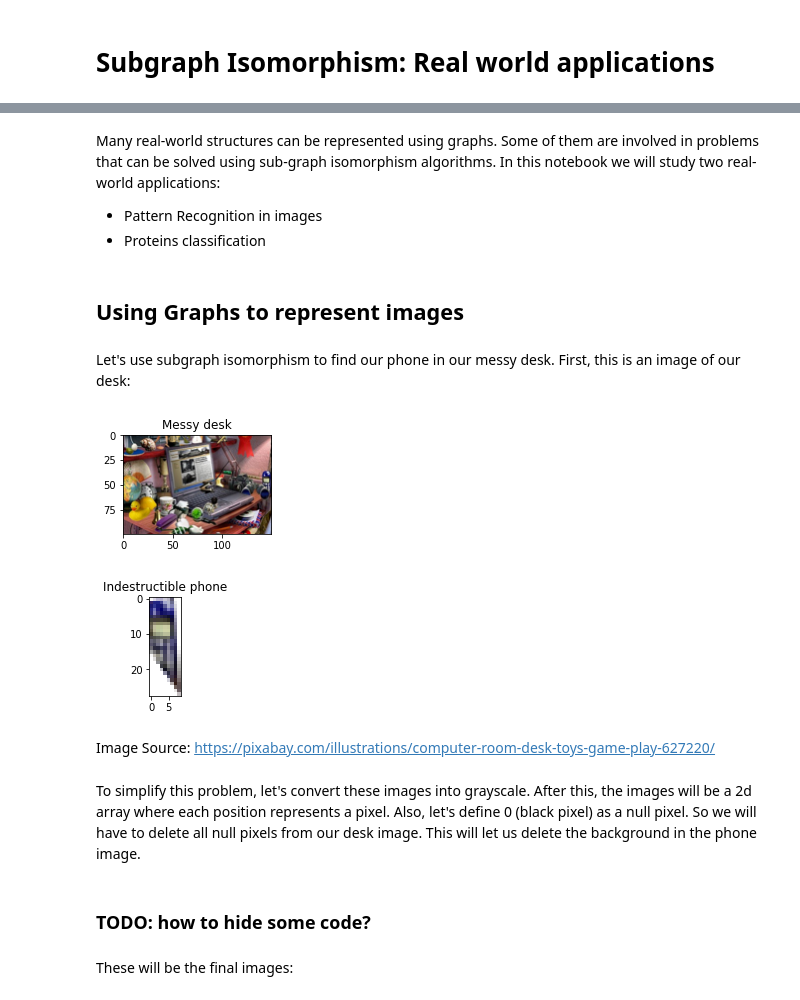
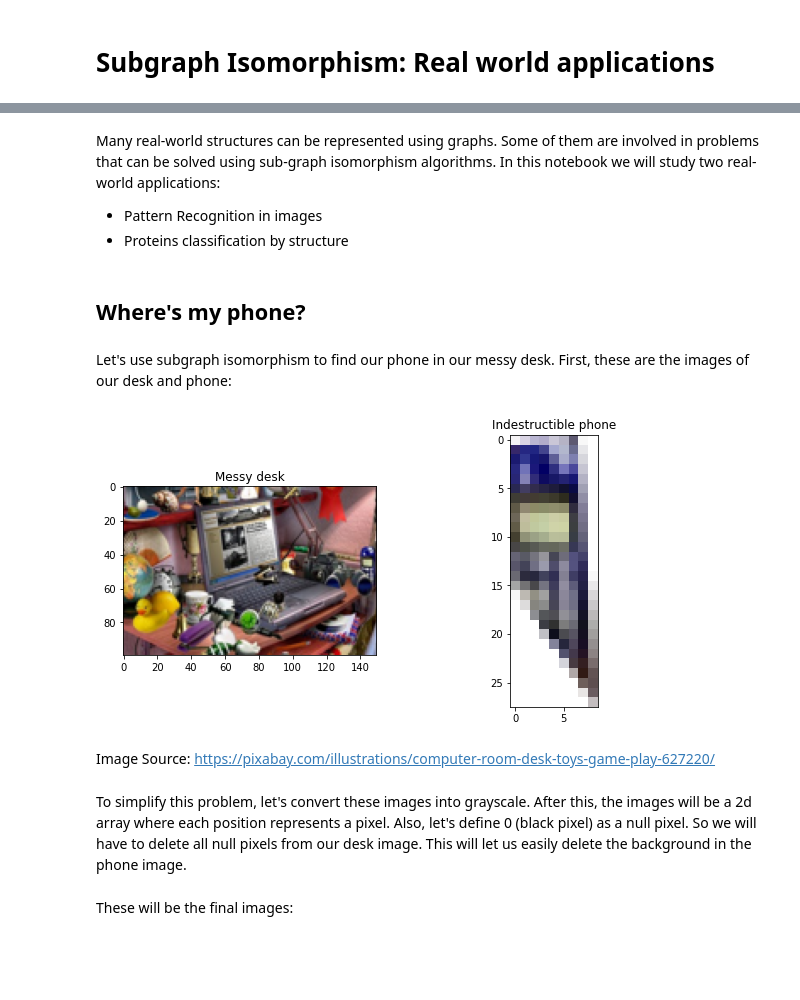
Before and after one commit to networkx/nx-guides, a Jupyter notebook: content/algorithms/sub_isomorphism/subgraph_iso_img.ipynb, the cells around one changed output, grey strips where cells are left out. Cells and saved outputs as stored; diff of their text form; code cells hidden in the pictures; blank space fills up the shorter version.

```diff
--- a/content/algorithms/sub_isomorphism/subgraph_iso_img.ipynb
+++ b/content/algorithms/sub_isomorphism/subgraph_iso_img.ipynb
@@ -8,0 +11,17 @@ $\exists G_o = (V_o, E_o)$ / $V_o \subseteq  V \wedge E_o \subseteq E \cap V_o \
+# %%
+import matplotlib.pyplot as plt
+import numpy as np
+import networkx as nx
+
+G = nx.lollipop_graph(5, 2)
+colors = ["c" for i in range(0, 5)] + ["y" for i in range(5, 7)]
+
+plt.subplot(121)
+plt.title("G", fontweight="bold")
+nx.draw_spring(G, with_labels = True, node_color =colors)
+plt.rcParams["figure.figsize"] = (10,10)
+
+plt.subplot(122)
+plt.title("Subgraph of G",  fontweight="bold")
+nx.draw_spring(nx.complete_graph(5), with_labels = True, node_color = "c")
+plt.rcParams["figure.figsize"] = (10,5)
@@ -9,4 +30,4 @@ $\exists G_o = (V_o, E_o)$ / $V_o \subseteq  V \wedge E_o \subseteq E \cap V_o \
 # %% [markdown]
 Many real-world structures can be represented using graphs. Some of them are involved in problems that can be solved using sub-graph isomorphism algorithms. In this notebook we will study two real-world applications:
 - Pattern Recognition in images
-- Proteins classification
+- Proteins classification by structure
@@ -17,29 +34,25 @@ import networkx as nx
 # %% [markdown]
-## Using Graphs to represent images
+## Where's my phone?
 # %% [markdown]
-Let's use subgraph isomorphism to find our phone in our messy desk. First, this is an image of our desk:
+Let's use subgraph isomorphism to find our phone in our messy desk. First, these are the images of our desk and phone:
 # %%
-plt.subplot(221)
-m = plt.imread('nocopy_150x100.png')
+plt.subplot(121)
+m = plt.imread('img/nocopy_150x100.png')
 plt.imshow(m)
 plt.title("Messy desk")
-plt.show()
 
-plt.subplot(222)
-c = plt.imread('phone_color.png')
+plt.subplot(122)
+c = plt.imread('img/phone_color.png')
 plt.imshow(c)
 plt.title("Indestructible phone")
 plt.show()
 # %% [output]
-[figure, old version]
+[figure, new version]
-[figure, removed]
 # %% [markdown]
 Image Source: https://pixabay.com/illustrations/computer-room-desk-toys-game-play-627220/
 # %% [markdown]
 To simplify this problem, let's convert these images into grayscale. After this, the images will be a 2d array where each position represents a pixel.
-Also, let's define 0 (black pixel) as a null pixel. So we will have to delete all null pixels from our desk image. This will let us delete the background in the phone image.
+Also, let's define 0 (black pixel) as a null pixel. So we will have to delete all null pixels from our desk image. This will let us easily delete the background in the phone image.
-# %% [markdown]
-### TODO: how to hide some code?
 # %%
 def rgb2gray(rgb):
     return np.dot(rgb[...,:3], [0.2989, 0.5870, 0.1140])
```
Also changed, not shown: parts of 33 cells of this notebook, 16 other files.
